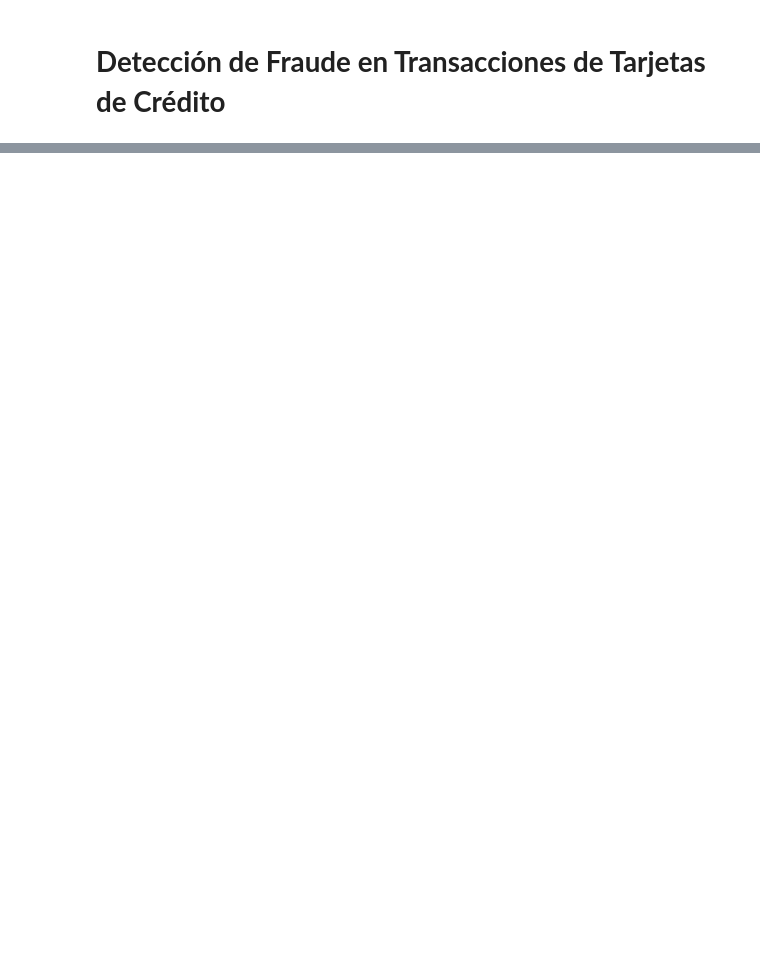
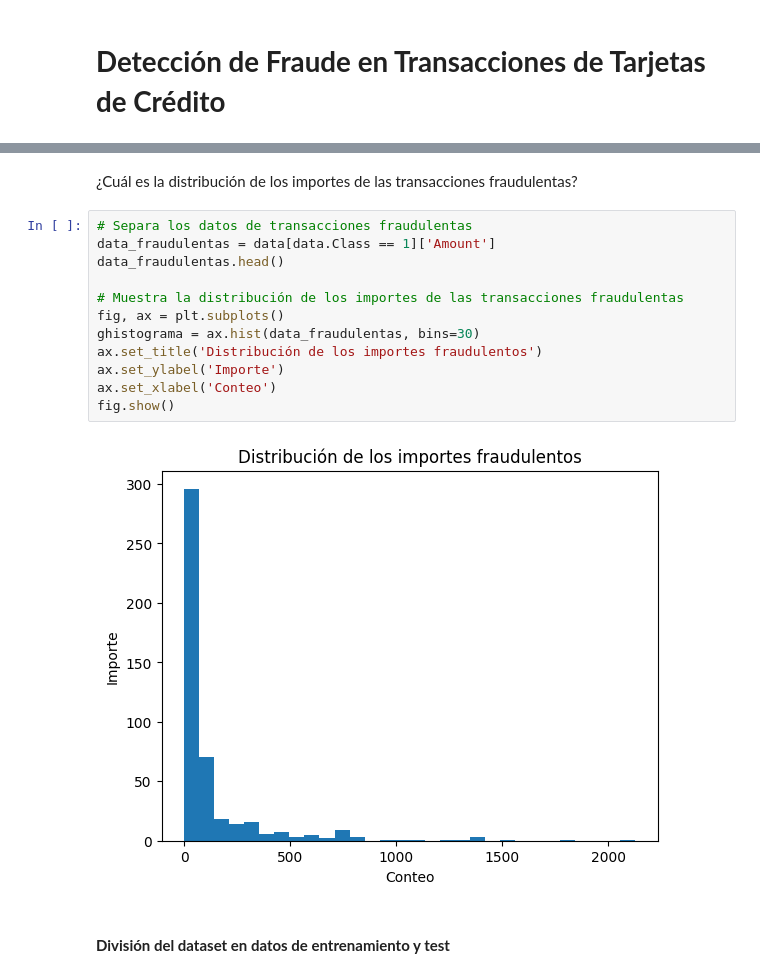
Before and after one commit to angemaria25/credit-card-fraud-detection, a Jupyter notebook: main.ipynb, the cells around one changed output, grey strips where cells are left out. Drawn from its saved outputs; the diff is of its cells as text; blank space fills up the shorter version.

```diff
--- a/main.ipynb
+++ b/main.ipynb
@@ -448,0 +113,18 @@ X_train.head()
+# %% [markdown]
+¿Cuál es la distribución de los importes de las transacciones fraudulentas?
+# %%
+# Separa los datos de transacciones fraudulentas
+data_fraudulentas = data[data.Class == 1]['Amount']
+data_fraudulentas.head()
+
+# Muestra la distribución de los importes de las transacciones fraudulentas
+fig, ax = plt.subplots()
+ghistograma = ax.hist(data_fraudulentas, bins=30)
+ax.set_title('Distribución de los importes fraudulentos')
+ax.set_ylabel('Importe')
+ax.set_xlabel('Conteo')
+fig.show()
+# %% [output]
+[figure, added]
+# %% [markdown]
+#### **División del dataset en datos de entrenamiento y test**
```
Also changed, not shown: parts of 70 cells of this notebook, 8 other files.
